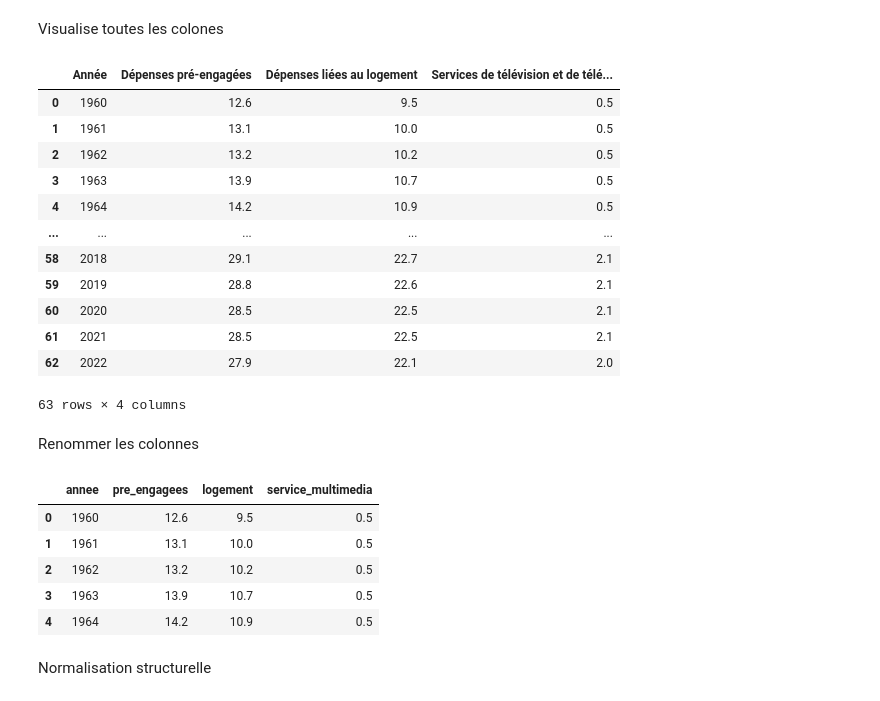
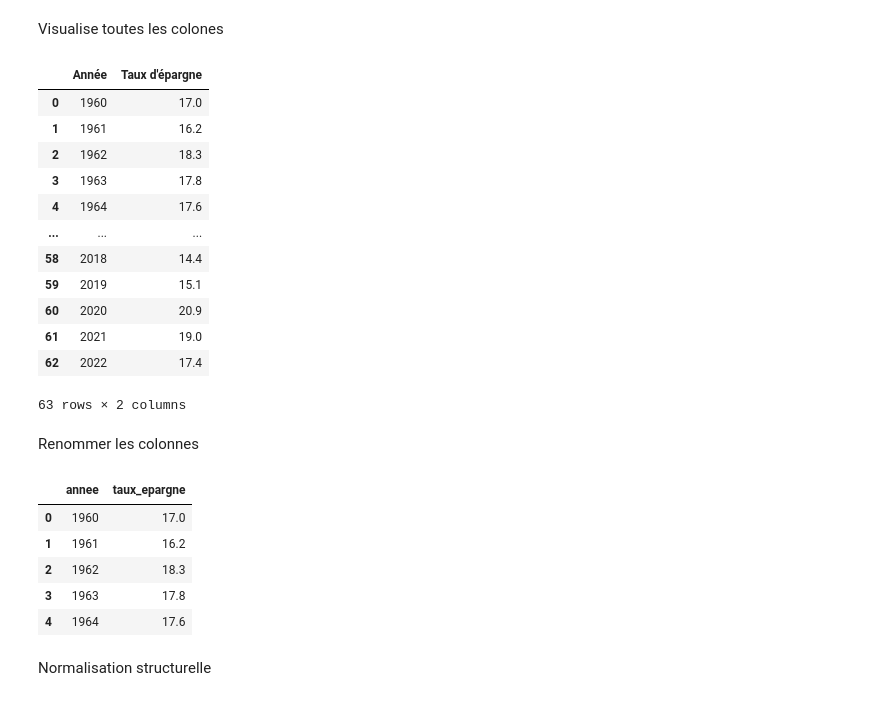
Before and after one commit to Magikmagnum/election, a Jupyter notebook: menage_epargne.ipynb, the cells around one changed output. Cells and saved outputs as stored; diff of their text form; code cells hidden in the pictures.

```diff
--- a/menage_epargne.ipynb
+++ b/menage_epargne.ipynb
@@ -28,7 +28,7 @@ os.listdir()
 # %% [markdown]
 Import des datasets.
 # %%
-df = pd.read_excel('./data/economie/menage/depenses.xlsx')
+df = pd.read_excel('./data/economie/menage/epargne.xlsx')
 # %% [markdown]
 Visualise toutes les colones
 # %%
@@ -37,33 +37,33 @@ pd.set_option("display.width", None)
 
 df.head(1000)
 # %% [output]
-|  | Année | Dépenses pré-engagées | Dépenses liées au logement | Services de télévision et de télé... |
-| 0 | 1960 | 12.6 | 9.5 | 0.5 |
-| 1 | 1961 | 13.1 | 10.0 | 0.5 |
-| 2 | 1962 | 13.2 | 10.2 | 0.5 |
-| 3 | 1963 | 13.9 | 10.7 | 0.5 |
-| 4 | 1964 | 14.2 | 10.9 | 0.5 |
-| ... | ... | ... | ... | ... |
-| 58 | 2018 | 29.1 | 22.7 | 2.1 |
-| 59 | 2019 | 28.8 | 22.6 | 2.1 |
-| 60 | 2020 | 28.5 | 22.5 | 2.1 |
-| 61 | 2021 | 28.5 | 22.5 | 2.1 |
-| 62 | 2022 | 27.9 | 22.1 | 2.0 |
+|  | Année | Taux d'épargne |
+| 0 | 1960 | 17.0 |
+| 1 | 1961 | 16.2 |
+| 2 | 1962 | 18.3 |
+| 3 | 1963 | 17.8 |
+| 4 | 1964 | 17.6 |
+| ... | ... | ... |
+| 58 | 2018 | 14.4 |
+| 59 | 2019 | 15.1 |
+| 60 | 2020 | 20.9 |
+| 61 | 2021 | 19.0 |
+| 62 | 2022 | 17.4 |
-63 rows × 4 columns
+63 rows × 2 columns
 # %% [markdown]
 Renommer les colonnes
 # %%
 df.columns = [
-    "annee", "pre_engagees", "logement", "service_multimedia",
+    "annee", "taux_epargne"
 ]
 df.head()
 # %% [output]
-|  | annee | pre_engagees | logement | service_multimedia |
-| 0 | 1960 | 12.6 | 9.5 | 0.5 |
-| 1 | 1961 | 13.1 | 10.0 | 0.5 |
-| 2 | 1962 | 13.2 | 10.2 | 0.5 |
-| 3 | 1963 | 13.9 | 10.7 | 0.5 |
-| 4 | 1964 | 14.2 | 10.9 | 0.5 |
+|  | annee | taux_epargne |
+| 0 | 1960 | 17.0 |
+| 1 | 1961 | 16.2 |
+| 2 | 1962 | 18.3 |
+| 3 | 1963 | 17.8 |
+| 4 | 1964 | 17.6 |
 # %% [markdown]
 Normalisation structurelle
 # %%
```
Also changed, not shown: parts of 5 cells of this notebook, 2 other files.
